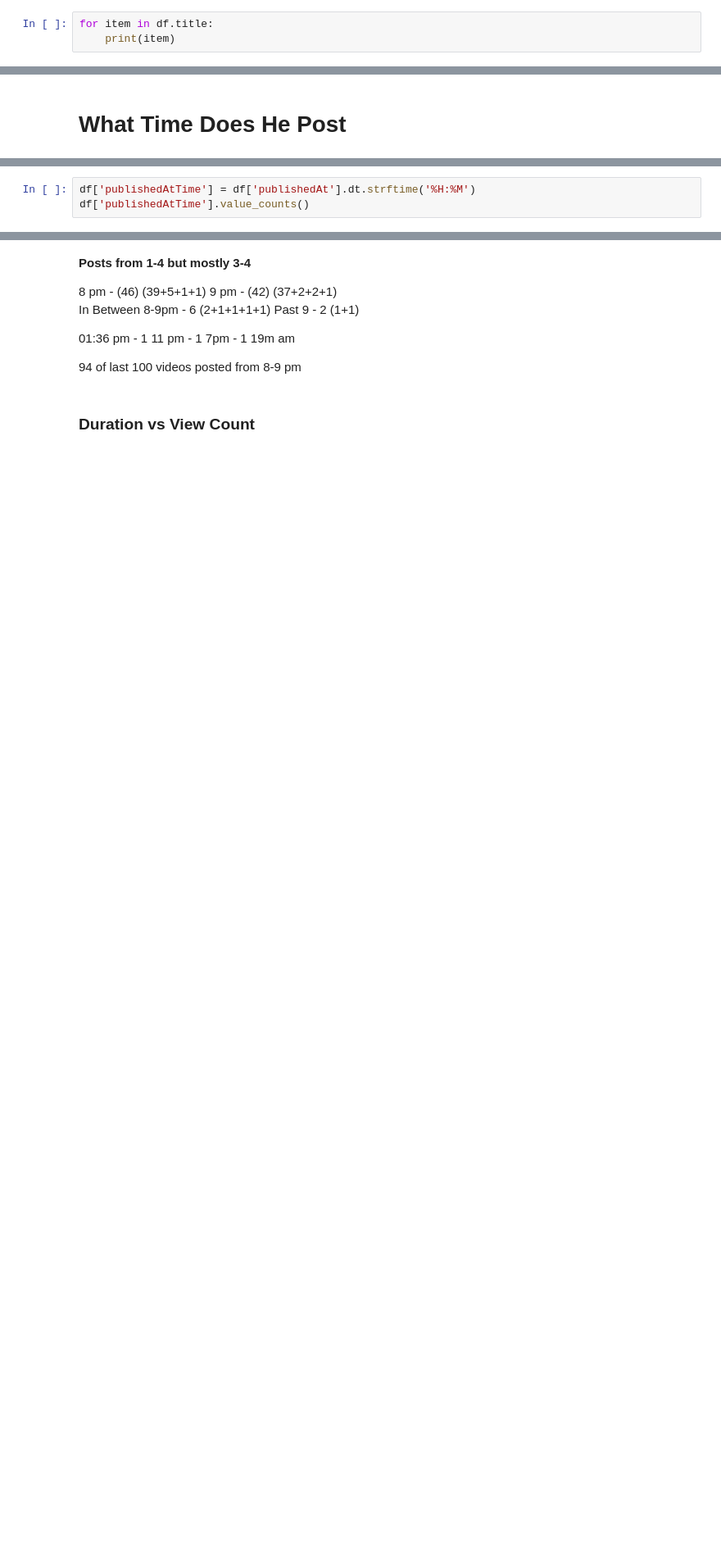
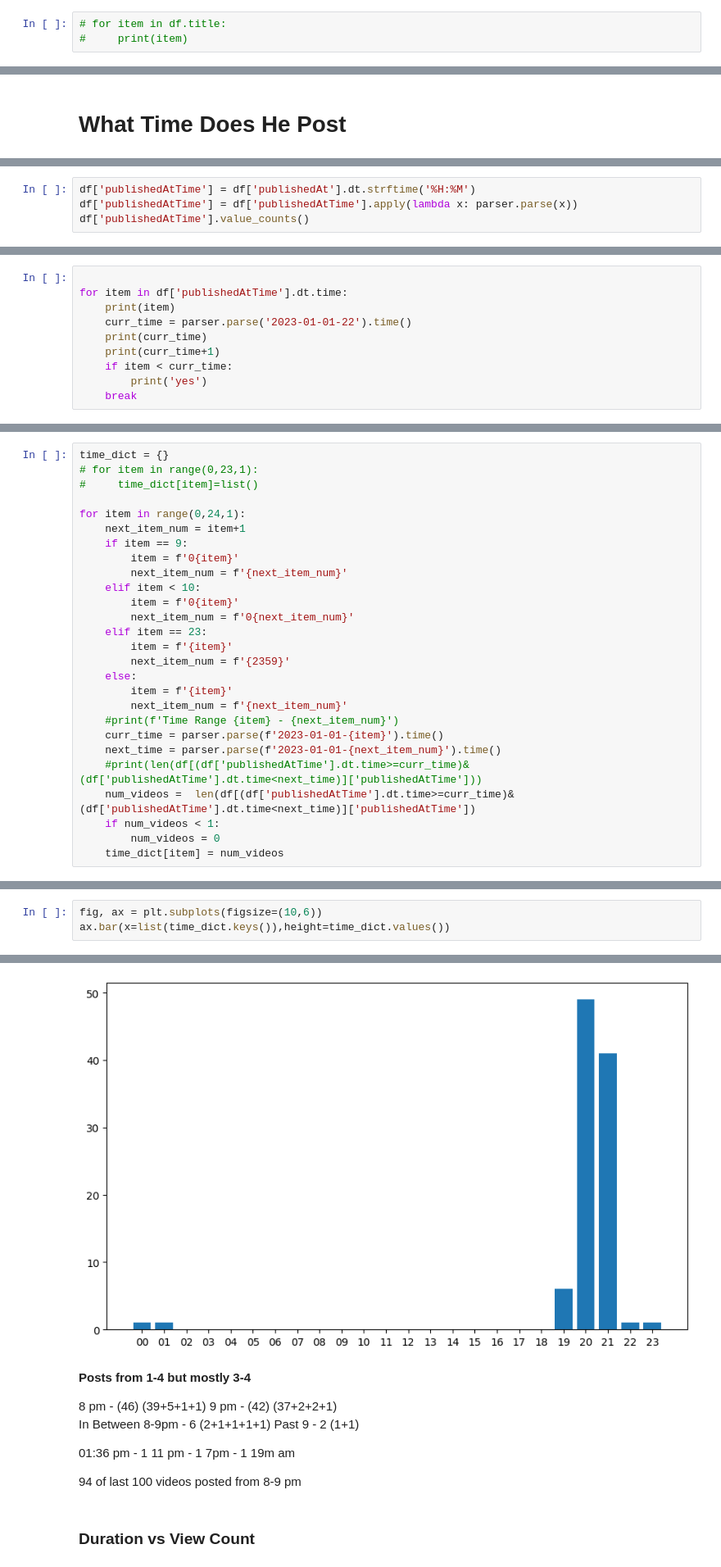
Before and after one commit to fernandez-justin/mr_beast_analysis, a Jupyter notebook: python_scripts/full_video_analysis.ipynb, the cells around one changed output, grey strips where cells are left out. Shown: that part at 82% size. Drawn from its saved outputs; the diff is of its cells as text; blank space fills up the shorter version.

Commit message:
iterating on graphs, good analysis on time posted

```diff
--- a/python_scripts/full_video_analysis.ipynb
+++ b/python_scripts/full_video_analysis.ipynb
@@ -129,5 +129,5 @@ df.describe()
 | 75% | 1.479530e+08 | 4.130260e+06 | 147747.000000 | 947.25000 | 15.787500 | 0.263125 | 1.000000 | 1.000000 | ... |
 | max | 3.637002e+08 | 1.545707e+07 | 742651.000000 | 1680.00000 | 28.000000 | 0.466667 | 1.000000 | 1.000000 | ... |
 # %%
-for item in df.title:
-    print(item)
+# for item in df.title:
+#     print(item)
@@ -193,4 +205,5 @@ df[df['viewCount']>200000000].sort_values(by='viewCount',ascending=False)
 # %%
 df['publishedAtTime'] = df['publishedAt'].dt.strftime('%H:%M')
+df['publishedAtTime'] = df['publishedAtTime'].apply(lambda x: parser.parse(x))
 df['publishedAtTime'].value_counts()
 # %% [output]
@@ -216 +229,11 @@ df['publishedAtTime'].value_counts()
 Name: publishedAtTime, dtype: int64
+# %%
+
+for item in df['publishedAtTime'].dt.time:
+    print(item)
+    curr_time = parser.parse('2023-01-01-22').time()
+    print(curr_time)
+    print(curr_time+1)
+    if item < curr_time:
+        print('yes')
+    break
@@ -216,0 +244,27 @@ Name: publishedAtTime, dtype: int64
+# %%
+time_dict = {}
+# for item in range(0,23,1):
+#     time_dict[item]=list()
+
+for item in range(0,24,1):
+    next_item_num = item+1
+    if item == 9:
+        item = f'0{item}'
+        next_item_num = f'{next_item_num}'
+    elif item < 10:
+        item = f'0{item}'
+        next_item_num = f'0{next_item_num}'
+    elif item == 23:
+        item = f'{item}'
+        next_item_num = f'{2359}'
+    else:
+        item = f'{item}'
+        next_item_num = f'{next_item_num}'
+    #print(f'Time Range {item} - {next_item_num}')
+    curr_time = parser.parse(f'2023-01-01-{item}').time()
+    next_time = parser.parse(f'2023-01-01-{next_item_num}').time()
+    #print(len(df[(df['publishedAtTime'].dt.time>=curr_time)&(df['publishedAtTime'].dt.time<next_time)]['publishedAtTime']))
+    num_videos =  len(df[(df['publishedAtTime'].dt.time>=curr_time)&(df['publishedAtTime'].dt.time<next_time)]['publishedAtTime'])
+    if num_videos < 1:
+        num_videos = 0
+    time_dict[item] = num_videos
@@ -216,0 +311,4 @@ Name: publishedAtTime, dtype: int64
+# %%
+fig, ax = plt.subplots(figsize=(10,6))
+ax.bar(x=list(time_dict.keys()),height=time_dict.values())
+# %% [output]
@@ -217,3 +316,4 @@ Name: publishedAtTime, dtype: int64
+[figure, added]
 # %% [markdown]
 **Posts from 1-4 but mostly 3-4**
 
```
Also changed, not shown: parts of 9 cells of this notebook, 1 other file.
